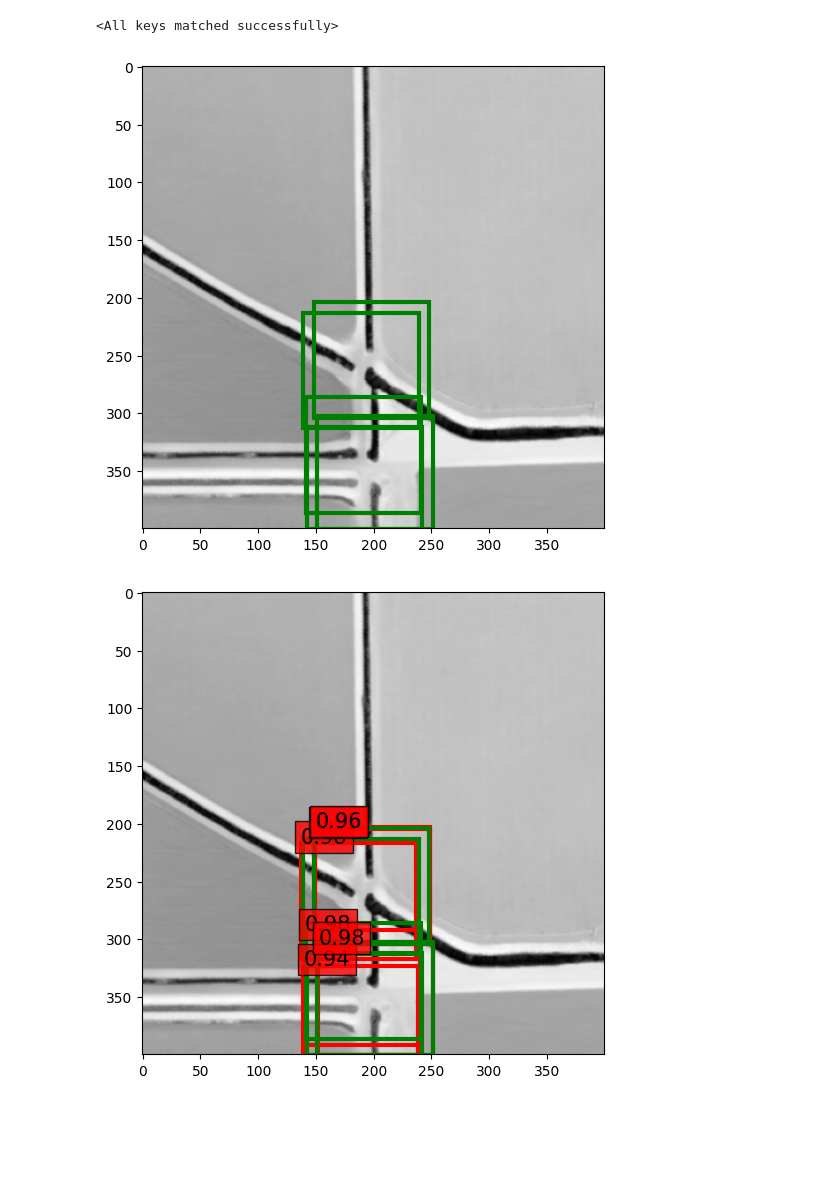
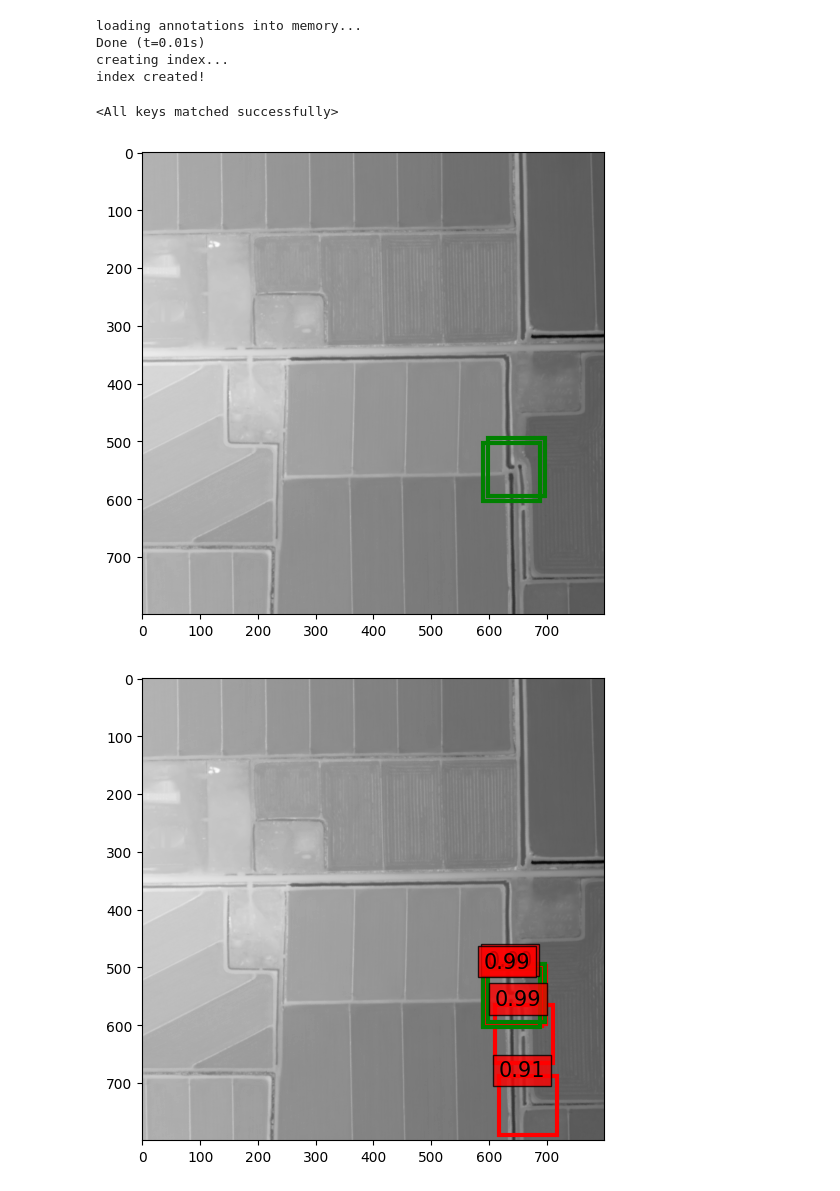
Before and after one commit to amirhnazerii/Transformer_OD_TPU, a Jupyter notebook: notebooks/visualization/visualize_dataset.ipynb, the cells around one changed output. Drawn from its saved outputs; the diff is of its cells as text; code cells hidden in the pictures; blank space fills up the shorter version.

```diff
--- a/notebooks/visualization/visualize_dataset.ipynb
+++ b/notebooks/visualization/visualize_dataset.ipynb
@@ -60,13 +74,13 @@ index created!
+# %%
+dataset_test = build_dataset(image_set='test', args=args)
+# %% [output]
+loading annotations into memory...
+Done (t=0.01s)
+creating index...
+index created!
 # %%
-sampler_train = torch.utils.data.RandomSampler(dataset_train)
-sampler_val = torch.utils.data.SequentialSampler(dataset_val)
-
-batch_sampler_train = torch.utils.data.BatchSampler(
-    sampler_train, args.batch_size, drop_last=True)
-
-data_loader_train = DataLoader(dataset_train, batch_sampler=batch_sampler_train,
-                                collate_fn=utils.collate_fn, num_workers=args.num_workers)
-data_loader_val = DataLoader(dataset_val, 1, sampler=sampler_val,
+sampler_test = torch.utils.data.SequentialSampler(dataset_test)
+data_loader_test = DataLoader(dataset_test, 1, sampler=sampler_test,
                             drop_last=False, collate_fn=utils.collate_fn, num_workers=args.num_workers)
 # %%
 device = torch.device(args.device)
@@ -135,24 +135,24 @@ def box_cxcywh_to_xyxy(x):
 # %%
-sample = next(iter(data_loader_val))
+sample = next(iter(data_loader_test))
 plot_inputs(sample)
 # %% [output]
-[figure, old version]
+[figure, new version]
 # %%
-samples, targets = sample
+samples, targets, name = sample
 samples = samples.to(device)
 targets = [{k: v.to(device) for k, v in t.items()} for t in targets]
 outputs = model(samples)
 image = sample[0].tensors[0].cpu().numpy()[0,:,:]
 
 probas = outputs['pred_logits'].softmax(-1)[0, :, :-1]
 keep = probas.max(-1).values > 0.7
 
 # convert boxes from [0; 1] to image scales
 bboxes_scaled = rescale_bboxes(outputs['pred_boxes'][0, keep], image.shape)
 
 plot_outputs(sample, probas[keep], bboxes_scaled)
 # %% [output]
-[figure, old version]
+[figure, new version]
 # %%
 def plot_results(sample, prob, boxes, idx):
     image = sample[0].tensors[0].cpu().numpy()[0,:,:]
```
Also changed, not shown: parts of 9 cells of this notebook, 8 other files.
